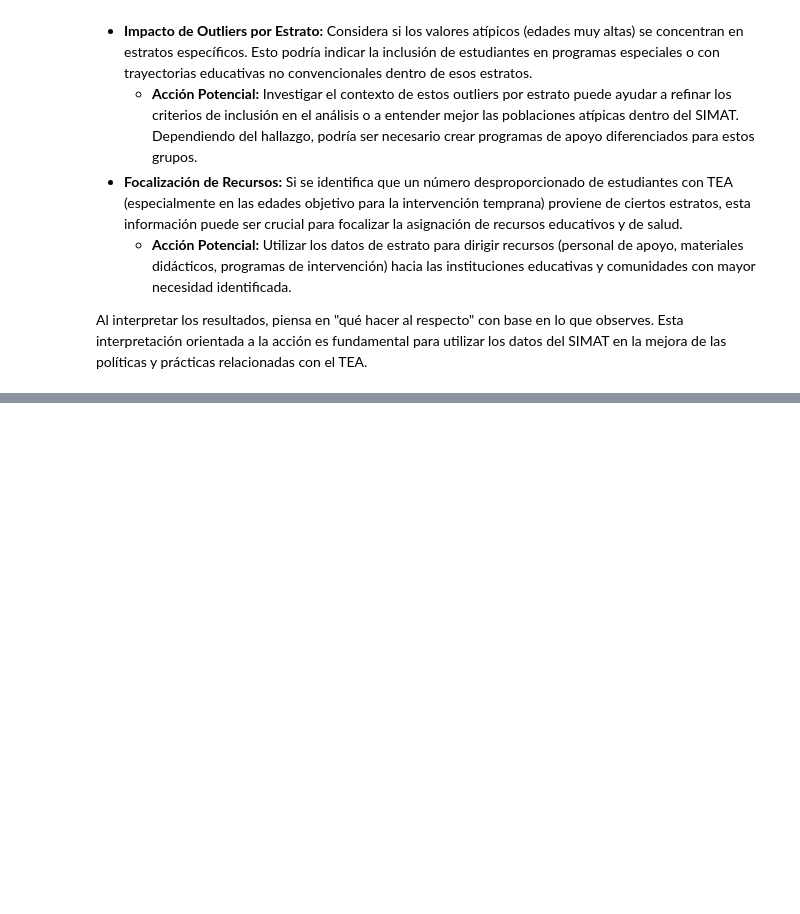
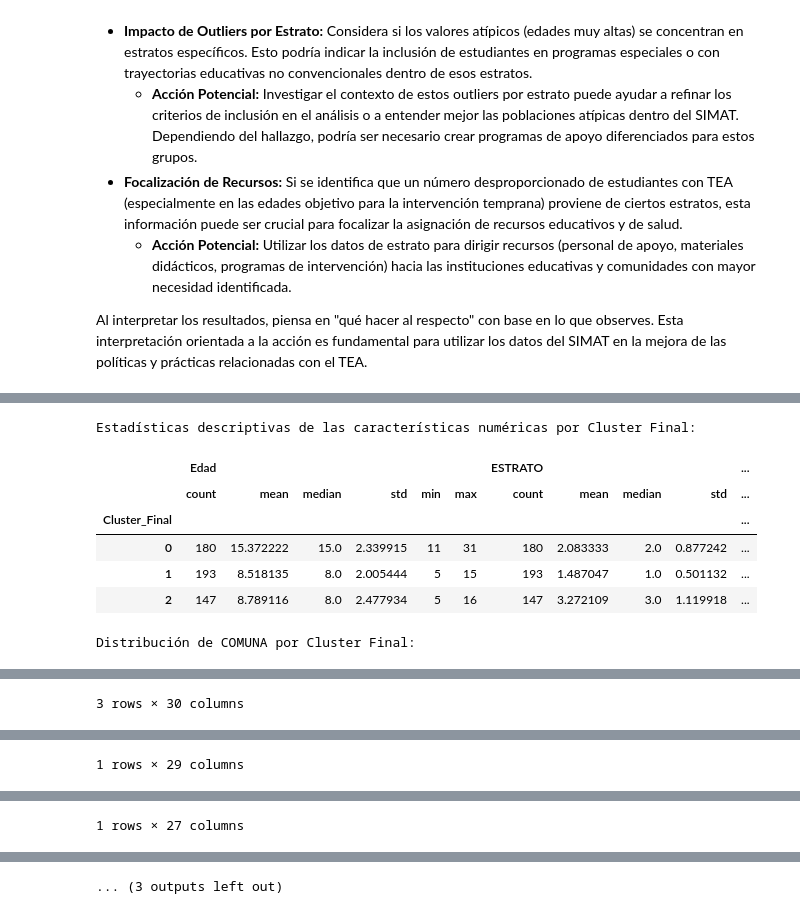
Before and after one commit to cris-bytes/Taller-4.-Comparte-la-preparaci-n-de-los-datos, a Jupyter notebook: simat_grupo.ipynb, the cells around one changed output, grey strips where cells are left out. Drawn from its saved outputs; the diff is of its cells as text; code cells hidden in the pictures; blank space fills up the shorter version.

```diff
--- a/simat_grupo.ipynb
+++ b/simat_grupo.ipynb
@@ -525,0 +695,71 @@ Al interpretar los resultados, piensa en "qué hacer al respecto" con base en lo
+# %%
+# --- Análisis e Interpretación de los Clusters ---
+
+# Calcular estadísticas descriptivas para las características numéricas originales por cluster final
+numerical_features_for_analysis = [feature for feature in selected_features_final if feature != 'COMUNA']
+cluster_numerical_characteristics_final = df.groupby('Cluster_Final')[numerical_features_for_analysis].agg(['count', 'mean', 'median', 'std', 'min', 'max']) # Removed .stack() here
+
+print("Estadísticas descriptivas de las características numéricas por Cluster Final:")
+display(cluster_numerical_characteristics_final)
+
+# Analizar la distribución de 'COMUNA' por cluster final
+print("\nDistribución de COMUNA por Cluster Final:")
+display(pd.crosstab(df['Cluster_Final'], df['COMUNA']))
+
+# --- Interpretación Estratégica (basada en el análisis anterior y ajustada al número de clusters) ---
+print("\n--- Interpretación Estratégica de los Clusters para la Política Pública en Cali ---")
+# Ajusta el texto para reflejar el número real de clusters identificado si es diferente de 4
+print(f"\nEl análisis de clusters, utilizando Edad, Estrato, Comuna y Grado, ha segmentado la población estudiantil en {optimal_k_final} grupos con perfiles diferenciados. Esta segmentación es clave para diseñar políticas y programas más efectivos y dirigidos.")
+
+# Itera a través de cada cluster para describir sus características y implicaciones
+for cluster_num in sorted(df['Cluster_Final'].unique()):
+    print(f"\nCluster {cluster_num}:")
+    # Obtener las estadísticas numéricas para el cluster actual
+    # Accessing the descriptive statistics directly from the multi-level columns
+    cluster_count = int(cluster_numerical_characteristics_final.loc[cluster_num, ('Edad', 'count')])
+    edad_mean = cluster_numerical_characteristics_final.loc[cluster_num, ('Edad', 'mean')]
+    edad_median = cluster_numerical_characteristics_final.loc[cluster_num, ('Edad', 'median')]
+    estrato_mean = cluster_numerical_characteristics_final.loc[cluster_num, ('ESTRATO', 'mean')]
+    estrato_median = cluster_numerical_characteristics_final.loc[cluster_num, ('ESTRATO', 'median')]
+    grado_mean = cluster_numerical_characteristics_final.loc[cluster_num, ('GRADO', 'mean')]
+    grado_median = cluster_numerical_characteristics_final.loc[cluster_num, ('GRADO', 'median')]
+
+
+    print(f"  - Tamaño: {cluster_count} estudiantes")
+    print(f"  - Edad Promedio: {edad_mean:.2f} años (Mediana: {edad_median:.0f})")
+    print(f"  - Estrato Promedio: {estrato_mean:.2f} (Mediana: {estrato_median:.0f})")
+    print(f"  - Grado Promedio: {grado_mean:.2f} (Mediana: {grado_median:.0f})")
+
+    # Mostrar la distribución de Comuna para este cluster
+    comuna_distribution_cluster = pd.crosstab(df[df['Cluster_Final'] == cluster_num]['Cluster_Final'], df[df['Cluster_Final'] == cluster_num]['COMUNA'])
+    print("  - Distribución de Comuna:")
+    display(comuna_distribution_cluster)
+
+    print("\n  - Posible Perfil del Cluster:")
+    # Describe el perfil basado en las estadísticas numéricas y la distribución de comunas
+    # Adapta esta descripción a los hallazgos reales de tus clusters
+    # Por ejemplo: "Este cluster representa a estudiantes jóvenes en grados iniciales, concentrados en comunas de estratos bajos a medios."
+    # Puedes añadir lógica aquí para generar descripciones más dinámicas basadas en los valores.
+
+    print("  - Implicaciones para Política Pública:")
+    # Deriva implicaciones estratégicas basadas en el perfil del cluster
+    # Adapta estas implicaciones a los hallazgos reales de tus clusters
+    # Por ejemplo: "Se deben priorizar programas de detección temprana y apoyo en las comunas identificadas, enfocándose en las edades y grados típicos de este cluster."
+
+
+# Conclusiones generales y recomendaciones consolidadas (ajusta según tus hallazgos)
+print("\n--- Conclusiones Generales y Recomendaciones Estratégicas ---")
+print("La segmentación obtenida revela la heterogeneidad de la población estudiantil en el SIMAT. La política pública en Cali debe ser sensible a estos perfiles para:")
+print("- **Dirigir recursos:** Asignar personal, materiales y programas a las comunas e instituciones que atienden a los clusters con mayores necesidades o riesgos identificados.")
+print("- **Adaptar intervenciones:** Diseñar estrategias de detección, evaluación y apoyo que sean apropiadas para las diferentes edades, grados y contextos socioeconómicos.")
+print("- **Promover la equidad:** Asegurar que los estudiantes en comunas y estratos específicos tengan acceso equitativo a los servicios necesarios.")
+print("- **Monitorear:** Rastrear la evolución de cada cluster y el impacto de las políticas implementadas.")
+# %% [output]
+Estadísticas descriptivas de las características numéricas por Cluster Final:
+|  | Edad |  |  |  |  |  | ESTRATO |  |  |  | ... |
+|  | count | mean | median | std | min | max | count | mean | median | std | ... |
+| Cluster_Final |  |  |  |  |  |  |  |  |  |  | ... |
+| 0 | 180 | 15.372222 | 15.0 | 2.339915 | 11 | 31 | 180 | 2.083333 | 2.0 | 0.877242 | ... |
+| 1 | 193 | 8.518135 | 8.0 | 2.005444 | 5 | 15 | 193 | 1.487047 | 1.0 | 0.501132 | ... |
+| 2 | 147 | 8.789116 | 8.0 | 2.477934 | 5 | 16 | 147 | 3.272109 | 3.0 | 1.119918 | ... |
+Distribución de COMUNA por Cluster Final:
@@ -525,0 +771 @@ Al interpretar los resultados, piensa en "qué hacer al respecto" con base en lo
+3 rows × 30 columns
@@ -525,0 +785 @@ Al interpretar los resultados, piensa en "qué hacer al respecto" con base en lo
+1 rows × 29 columns
@@ -525,0 +798 @@ Al interpretar los resultados, piensa en "qué hacer al respecto" con base en lo
+1 rows × 27 columns
@@ -525,0 +808 @@ Al interpretar los resultados, piensa en "qué hacer al respecto" con base en lo
+... (3 outputs left out)
```
Also changed, not shown: parts of 13 cells of this notebook.
